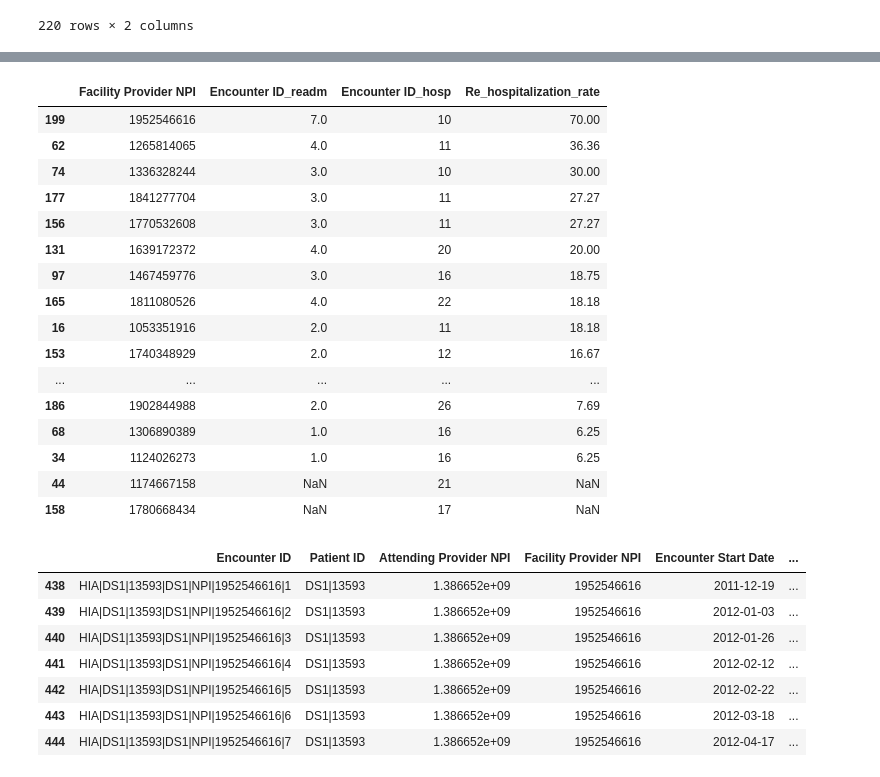
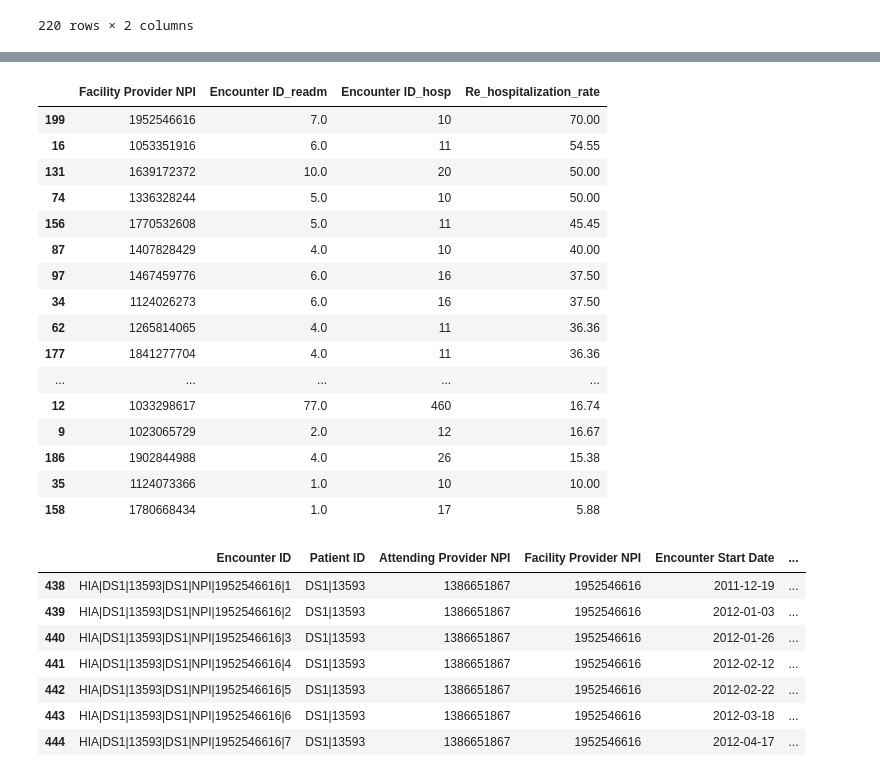
Before and after one commit to jrioross/ursa_health_hospital_readmissions, a Jupyter notebook: notebooks/EDA2.ipynb, the cells around one changed output, grey strips where cells are left out. Saved outputs shown, nothing was run; the diff lists cells and outputs as text; code cells hidden in the pictures.

Commit message:
EDA 2 Redone with Hospital NPI corrected

```diff
--- a/notebooks/EDA2.ipynb
+++ b/notebooks/EDA2.ipynb
@@ -56,4 +56,5 @@ members['Patient ZIP Code 5-Digit'] = members['Patient ZIP Code 5-Digit'].fillna
 # Change Object data type to Dates
 admissions['Encounter Start Date'] = pd.to_datetime(admissions['Encounter Start Date'], format='%Y-%m-%d')
 admissions['Encounter End Date'] = pd.to_datetime(admissions['Encounter End Date'], format='%Y-%m-%d')
+admissions['Attending Provider NPI']=admissions['Attending Provider NPI'].astype(str).str.replace('.0', '', regex=False)
 pcp_visit['Encounter Date'] = pd.to_datetime(pcp_visit['Encounter Date'], format='%Y-%m-%d')
@@ -64,8 +85,8 @@ admissions1 = admissions[['Encounter ID', 'Patient ID', 'Attending Provider NPI'
        'Facility Provider NPI', 'Encounter Start Date', 'Encounter End Date',
        #'Principal Discharge Diagnosis ICD-9-CM Code',
        #'Principal Discharge Diagnosis ICD-9-CM Description',
-       #'Principal Discharge Diagnosis ICD-10-CM Code',
-       #'Principal Discharge Diagnosis ICD-10-CM Description',
+       'Principal Discharge Diagnosis ICD-10-CM Code',
+       'Principal Discharge Diagnosis ICD-10-CM Description',
        #'Primary Plan Allowed Amount', 'Primary Plan Paid Amount',
        'Patient Paid Amount']]
 # %%
@@ -160,7 +183,7 @@ admissions2[admissions2['Patient ID']=='DS1|10451']
 # %% [markdown]
 #### Now that we have the Next Encounter Start Date added to the Current Encounter row. We can Calculate the number of days between the two visits
 # %%
-admissions2['Days Between Readmission']= admissions2['next_adm'] - admissions2['Encounter End Date']
+admissions2['Days Between Re_admission']= admissions2['next_adm'] - admissions2['Encounter End Date']
 admissions2
 # %% [output]
 A value is trying to be set on a copy of a slice from a DataFrame.
@@ -203,7 +226,7 @@ re_admits
 # %%
 # the Dataframe does contain negative values in the Days between Readmission as well as we need to
 # find the records that are 0 - 30 days.
-re_admits = re_admits[(re_admits['Days Between Readmission'] <= dt.timedelta(days = 30)) & (re_admits['Days Between Readmission'] >= dt.timedelta(days = 0)) ]
-re_admits.head(50)
+re_admits_under30d = re_admits[(re_admits['Days Between Re_admission'] <= dt.timedelta(days = 30)) & (re_admits['Days Between Re_admission'] >= dt.timedelta(days = 0)) ]
+re_admits_under30d.head(50)
 # %% [output]
 |  | Encounter ID | Patient ID | Attending Provider NPI | Facility Provider NPI | Encounter Start Date | ... |
@@ -315,35 +531,35 @@ rehospitalization
 # %%
-# to identify Hospital that have > 10 encounters but also have a high admission rate.
+# to identify Hospitals that have > 10 encounters but also have a high admission rate.
 
-rehospitalization = rehospitalization[rehospitalization['Encounter ID_hosp'] >= 10].sort_values(['Re_hospitalization_rate'], ascending=False)
-rehospitalization
+rehospitalization2 = rehospitalization[rehospitalization['Encounter ID_hosp'] >= 10].sort_values(['Re_hospitalization_rate'], ascending=False)
+rehospitalization2
 # %% [output]
 |  | Facility Provider NPI | Encounter ID_readm | Encounter ID_hosp | Re_hospitalization_rate |
 | 199 | 1952546616 | 7.0 | 10 | 70.00 |
+| 16 | 1053351916 | 6.0 | 11 | 54.55 |
+| 131 | 1639172372 | 10.0 | 20 | 50.00 |
+| 74 | 1336328244 | 5.0 | 10 | 50.00 |
+| 156 | 1770532608 | 5.0 | 11 | 45.45 |
+| 87 | 1407828429 | 4.0 | 10 | 40.00 |
+| 97 | 1467459776 | 6.0 | 16 | 37.50 |
+| 34 | 1124026273 | 6.0 | 16 | 37.50 |
 | 62 | 1265814065 | 4.0 | 11 | 36.36 |
-| 74 | 1336328244 | 3.0 | 10 | 30.00 |
-| 177 | 1841277704 | 3.0 | 11 | 27.27 |
-| 156 | 1770532608 | 3.0 | 11 | 27.27 |
-| 131 | 1639172372 | 4.0 | 20 | 20.00 |
-| 97 | 1467459776 | 3.0 | 16 | 18.75 |
-| 165 | 1811080526 | 4.0 | 22 | 18.18 |
-| 16 | 1053351916 | 2.0 | 11 | 18.18 |
-| 153 | 1740348929 | 2.0 | 12 | 16.67 |
+| 177 | 1841277704 | 4.0 | 11 | 36.36 |
 | ... | ... | ... | ... | ... |
-| 186 | 1902844988 | 2.0 | 26 | 7.69 |
-| 68 | 1306890389 | 1.0 | 16 | 6.25 |
-| 34 | 1124026273 | 1.0 | 16 | 6.25 |
-| 44 | 1174667158 | NaN | 21 | NaN |
-| 158 | 1780668434 | NaN | 17 | NaN |
+| 12 | 1033298617 | 77.0 | 460 | 16.74 |
+| 9 | 1023065729 | 2.0 | 12 | 16.67 |
+| 186 | 1902844988 | 4.0 | 26 | 15.38 |
+| 35 | 1124073366 | 1.0 | 10 | 10.00 |
+| 158 | 1780668434 | 1.0 | 17 | 5.88 |
 # %%
 # check my work above
 re_admits[re_admits['Facility Provider NPI'] == '1952546616']
 # %% [output]
 |  | Encounter ID | Patient ID | Attending Provider NPI | Facility Provider NPI | Encounter Start Date | ... |
-| 438 | HIA|DS1|13593|DS1|NPI|1952546616|1 | DS1|13593 | 1.386652e+09 | 1952546616 | 2011-12-19 | ... |
-| 439 | HIA|DS1|13593|DS1|NPI|1952546616|2 | DS1|13593 | 1.386652e+09 | 1952546616 | 2012-01-03 | ... |
-| 440 | HIA|DS1|13593|DS1|NPI|1952546616|3 | DS1|13593 | 1.386652e+09 | 1952546616 | 2012-01-26 | ... |
-| 441 | HIA|DS1|13593|DS1|NPI|1952546616|4 | DS1|13593 | 1.386652e+09 | 1952546616 | 2012-02-12 | ... |
-| 442 | HIA|DS1|13593|DS1|NPI|1952546616|5 | DS1|13593 | 1.386652e+09 | 1952546616 | 2012-02-22 | ... |
-| 443 | HIA|DS1|13593|DS1|NPI|1952546616|6 | DS1|13593 | 1.386652e+09 | 1952546616 | 2012-03-18 | ... |
-| 444 | HIA|DS1|13593|DS1|NPI|1952546616|7 | DS1|13593 | 1.386652e+09 | 1952546616 | 2012-04-17 | ... |
+| 438 | HIA|DS1|13593|DS1|NPI|1952546616|1 | DS1|13593 | 1386651867 | 1952546616 | 2011-12-19 | ... |
+| 439 | HIA|DS1|13593|DS1|NPI|1952546616|2 | DS1|13593 | 1386651867 | 1952546616 | 2012-01-03 | ... |
+| 440 | HIA|DS1|13593|DS1|NPI|1952546616|3 | DS1|13593 | 1386651867 | 1952546616 | 2012-01-26 | ... |
+| 441 | HIA|DS1|13593|DS1|NPI|1952546616|4 | DS1|13593 | 1386651867 | 1952546616 | 2012-02-12 | ... |
+| 442 | HIA|DS1|13593|DS1|NPI|1952546616|5 | DS1|13593 | 1386651867 | 1952546616 | 2012-02-22 | ... |
+| 443 | HIA|DS1|13593|DS1|NPI|1952546616|6 | DS1|13593 | 1386651867 | 1952546616 | 2012-03-18 | ... |
+| 444 | HIA|DS1|13593|DS1|NPI|1952546616|7 | DS1|13593 | 1386651867 | 1952546616 | 2012-04-17 | ... |
```
Also changed, not shown: parts of 43 cells of this notebook, 1 other file.
